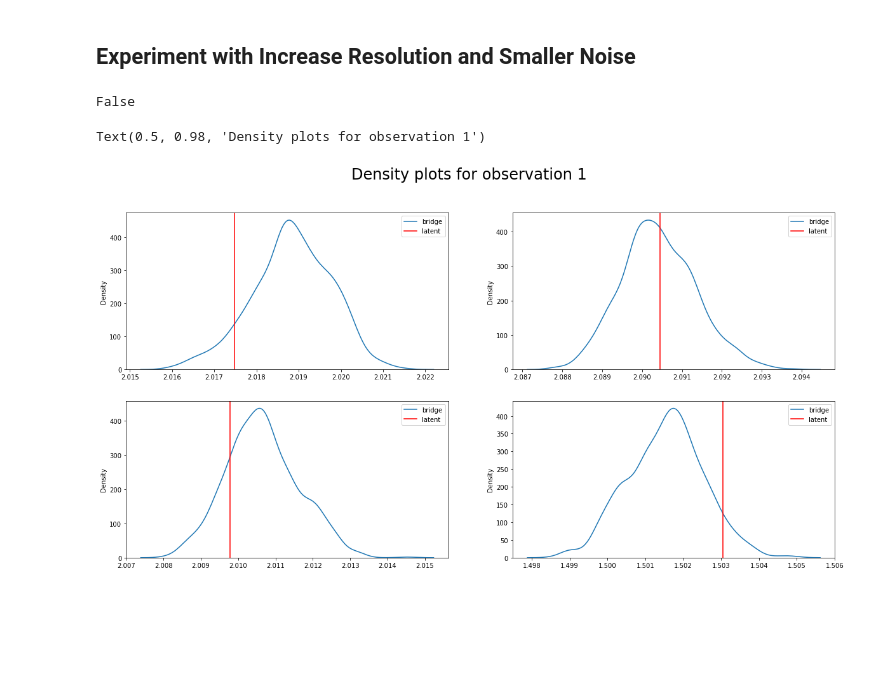
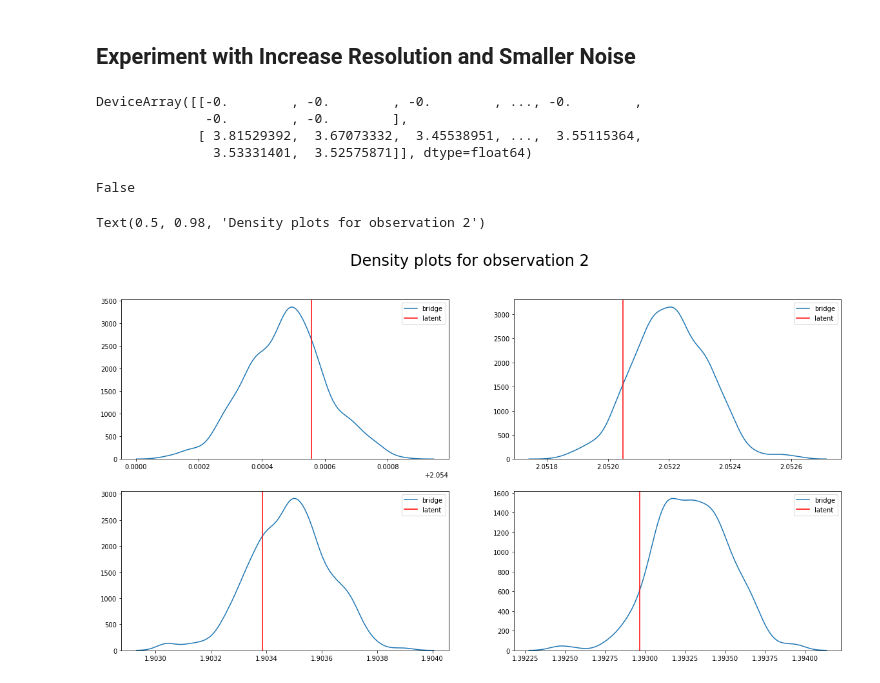
Before and after one commit to mlysy/pfjax, a Jupyter notebook: examples/PGNET.ipynb, the cells around one changed output. Saved outputs shown, nothing was run; the diff lists cells and outputs as text; code cells hidden in the pictures; blank space fills up the shorter version.

```diff
--- a/examples/PGNET.ipynb
+++ b/examples/PGNET.ipynb
@@ -134,7 +158,7 @@ import seaborn as sns
 fig, axs = plt.subplots(2, 2, figsize=(20,10))
 for i in range(4):
     a,b = i % 2, i//2
-    sns.kdeplot(data=x_sample[:,i], ax=axs[a,b], label='bootstrap')
+    #sns.kdeplot(data=x_sample[:,i], ax=axs[a,b], label='bootstrap')
     sns.kdeplot(data=x_sample2[:,i], ax=axs[a,b], label='bridge')
     axs[a,b].axvline(x=x_state[1, 0, i], label='latent', color='red')
     #axs[a,b].axvline(x=y_meas[1,i], label='noisy obs', color='red')
@@ -148,0 +173,14 @@ Text(0.5, 0.98, 'Density plots for observation 1')
+# %%
+import seaborn as sns
+fig, axs = plt.subplots(2, 2, figsize=(20,10))
+for i in range(4):
+    a,b = i % 2, i//2
+    #sns.kdeplot(data=x_sample[:,i], ax=axs[a,b], label='bootstrap')
+    sns.kdeplot(data=x_sample2[:,i], ax=axs[a,b], label='bridge')
+    axs[a,b].axvline(x=x_state[1, 0, i], label='latent', color='red')
+    #axs[a,b].axvline(x=y_meas[1,i], label='noisy obs', color='red')
+    #sns.histplot(data=x_sample[:,i], ax=axs[a,b], kde=True, label='bootstrap', alpha=0.2, stat='density')
+    #sns.histplot(data=x_sample2[:,i], ax=axs[a,b], kde=True, color='orange',
+    #             label='bridge',alpha=0.2, stat='density')
+    axs[a,b].legend()
+fig.suptitle('Density plots for observation {}'.format(t_obs), fontsize=24)
@@ -188,10 +229,18 @@ tau = np.array([1,1,1,1])*.001
 x0 = jnp.log(jnp.array([8., 8., 8., 5.]))
 theta = np.concatenate([theta, tau, x0])
 n_res = 10
+n_obs = 10
 pgnet_model = PGNETModel(dt, n_res)
 key, subkey = random.split(key)
 x_init = jnp.block([[jnp.zeros((n_res-1, 4))],
                    [jnp.log(jnp.array([8., 8., 8., 5.]))]])
 y_meas, x_state = pf.simulate(pgnet_model, subkey, n_obs, x_init, theta)
+# %%
+particles2['logw']
+# %% [output]
+DeviceArray([[-0.        , -0.        , -0.        , ..., -0.        ,
+              -0.        , -0.        ],
+             [ 3.81529392,  3.67073332,  3.45538951, ...,  3.55115364,
+               3.53331401,  3.52575871]], dtype=float64)
 # %%
 n_particles = 1000
@@ -205,16 +254,16 @@ np.isclose(min(particles2['logw'][-1]), max(particles2['logw'][-1]))
 # %% [output]
 False
 # %%
-t_obs= 1
+t_obs= 2
 n_samples = 1000
 
 # Bootstrap
-x_particles = particles['x_particles'][t_obs, :, -1]
-logw = particles['logw'][t_obs]
-wgt = jnp.exp(logw - jnp.max(logw))
-prob = wgt / jnp.sum(wgt)
-ind = random.choice(key, a=n_particles, shape=(n_samples,), p=prob)
-x_sample = x_particles[ind]
+#x_particles = particles['x_particles'][t_obs, :, -1]
+#logw = particles['logw'][t_obs]
+#wgt = jnp.exp(logw - jnp.max(logw))
+#prob = wgt / jnp.sum(wgt)
+#ind = random.choice(key, a=n_particles, shape=(n_samples,), p=prob)
+#x_sample = x_particles[ind]
 
 # Bridge
 x_particles2 = particles2['x_particles'][t_obs, :, -1]
@@ -226,13 +275,13 @@ x_sample2 = x_particles2[ind]
 # %%
 import seaborn as sns
 fig, axs = plt.subplots(2, 2, figsize=(20,10))
 for i in range(4):
     a,b = i % 2, i//2
     #sns.kdeplot(data=x_sample[:,i], ax=axs[a,b], label='bootstrap')
     sns.kdeplot(data=x_sample2[:,i], ax=axs[a,b], label='bridge')
-    axs[a,b].axvline(x=x_state[1, -1, i], label='latent', color='red')
+    axs[a,b].axvline(x=x_state[t_obs, -1, i], label='latent', color='red')
     axs[a,b].legend()
 fig.suptitle('Density plots for observation {}'.format(t_obs), fontsize=24)
 # %% [output]
-Text(0.5, 0.98, 'Density plots for observation 1')
+Text(0.5, 0.98, 'Density plots for observation 2')
-[figure, old version]
+[figure, new version]
```
Also changed, not shown: parts of 10 cells of this notebook, 2 other files.
